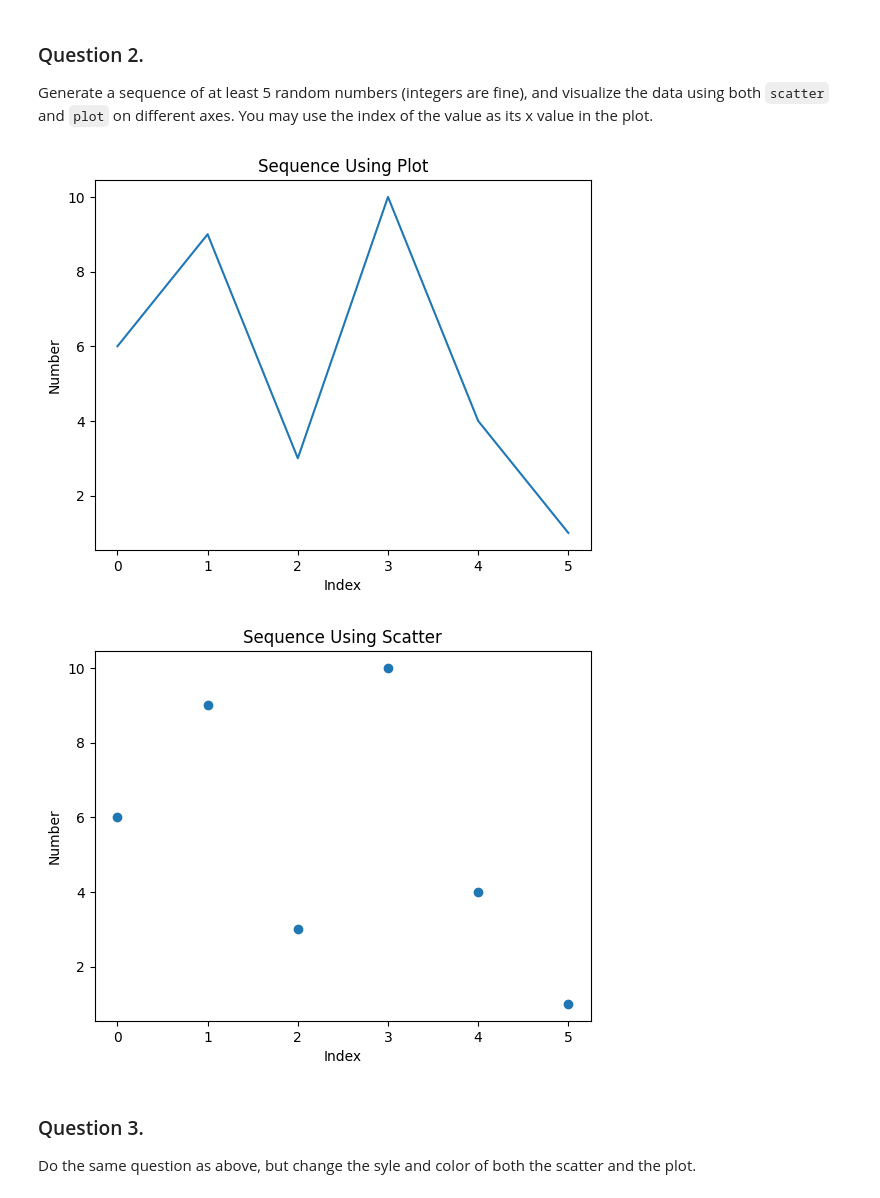
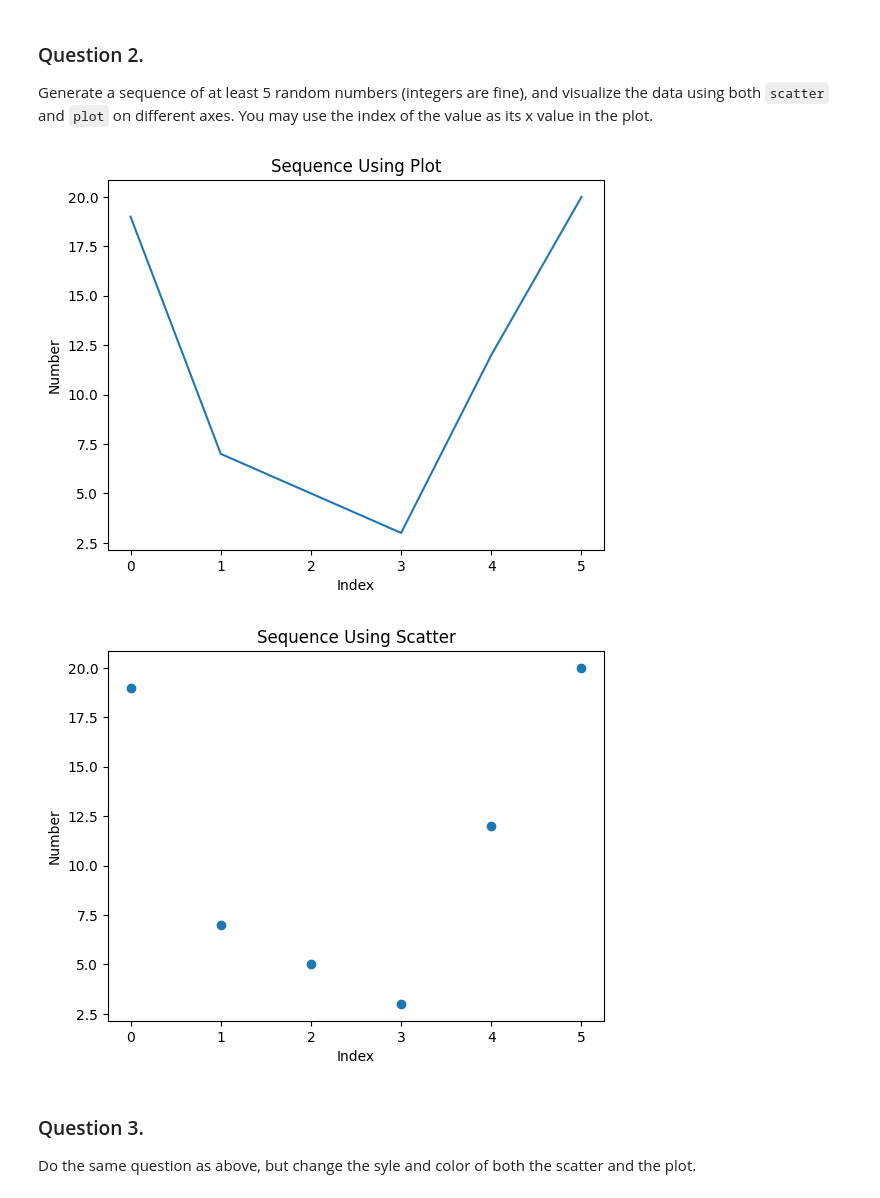
Before and after one commit to TKonkin/pyplot, a Jupyter notebook: pyplot.ipynb, the cells around one changed output. Saved outputs shown, nothing was run; the diff lists cells and outputs as text; code cells hidden in the pictures.

```diff
--- a/pyplot.ipynb
+++ b/pyplot.ipynb
@@ -78,20 +83,24 @@ plt.show()
 ### Question 2.
 Generate a sequence of at least 5 random numbers (integers are fine), and visualize the data using both `scatter` and `plot` on different axes.  You may use the index of the value as its x value in the plot.
 # %%
+from random import randint
+
+sequence = [randint(1, 20) for i in range (6)]
+
 plt.title('Sequence Using Plot')
 plt.xlabel('Index')
 plt.ylabel('Number')
-plt.plot([6, 9, 3, 10, 4, 1])
+plt.plot(sequence)
 plt.show()
 
 plt.title('Sequence Using Scatter')
 plt.xlabel('Index')
 plt.ylabel('Number')
-plt.scatter([0, 1, 2, 3, 4, 5], [6, 9, 3, 10, 4, 1])
+plt.scatter(range(len(sequence)), sequence)
 plt.show()
 # %% [output]
-[figure, old version]
+[figure, new version]
-[figure, old version]
+[figure, new version]
 # %% [markdown]
 ### Question 3.
 Do the same question as above, but change the syle and color of both the scatter and the plot.
```
Also changed, not shown: parts of 2 cells of this notebook, 2 other files.
